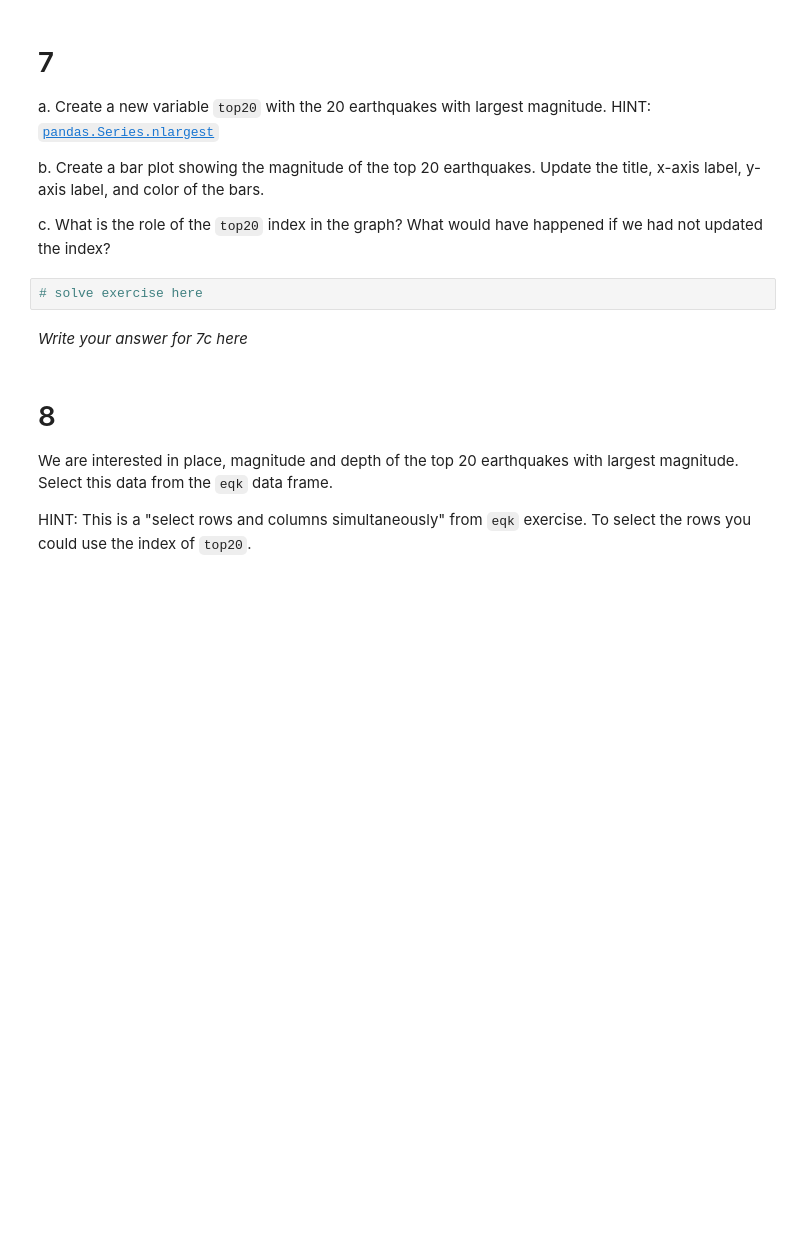
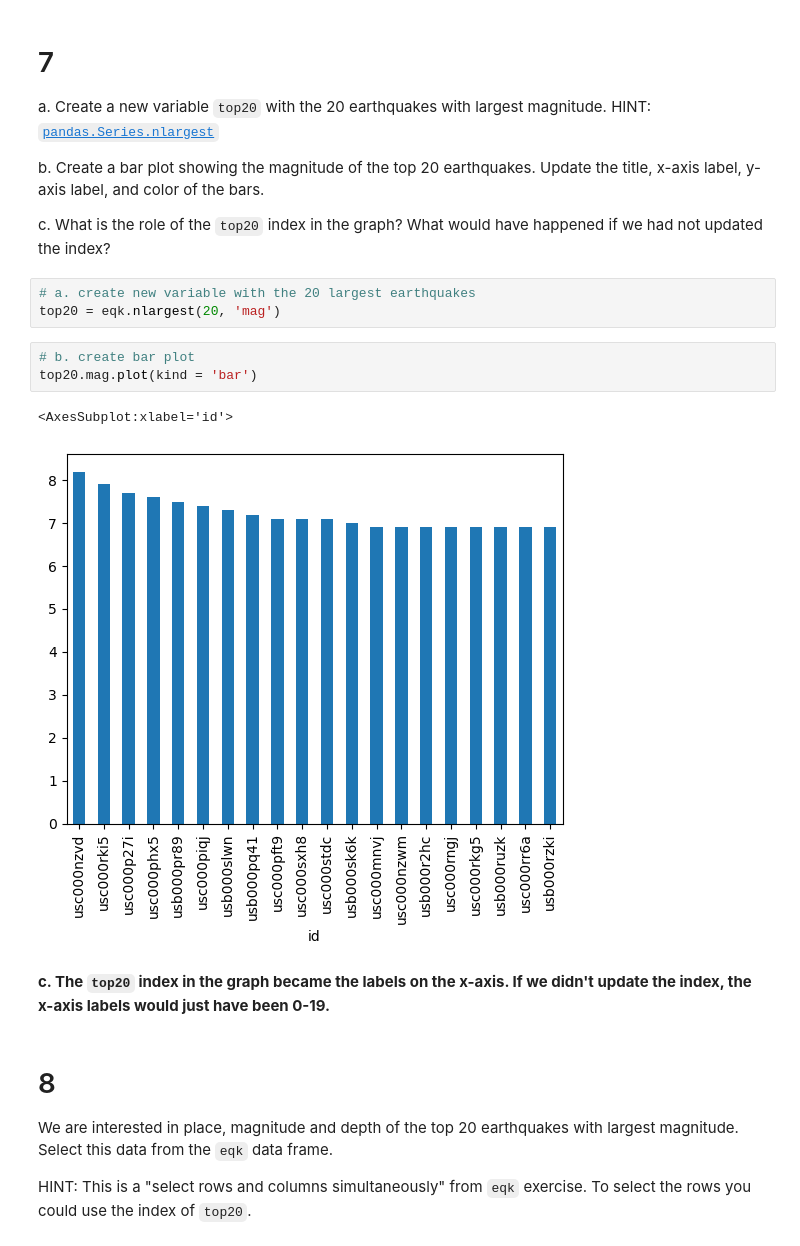
Before and after one commit to h-hahn/eds220-hwk-1, a Jupyter notebook: hwk1-task4.ipynb, the cells around one changed output. Cells and saved outputs as stored; diff of their text form; blank space fills up the shorter version.

```diff
--- a/hwk1-task4.ipynb
+++ b/hwk1-task4.ipynb
@@ -138,10 +142,17 @@ a. Create a new variable `top20` with the 20 earthquakes with largest magnitude.
 b. Create a bar plot showing the magnitude of the top 20 earthquakes. Update the title, x-axis label, y-axis label, and color of the bars.
 
 c. What is the role of the `top20` index in the graph? What would have happened if we had not updated the index?
-# %%
-# solve exercise here
-# %% [markdown]
-*Write your answer for 7c here*
+# %%
+# a. create new variable with the 20 largest earthquakes
+top20 = eqk.nlargest(20, 'mag')
+# %%
+# b. create bar plot
+top20.mag.plot(kind = 'bar')
+# %% [output]
+<AxesSubplot:xlabel='id'>
+[figure, added]
+# %% [markdown]
+**c. The `top20` index in the graph became the labels on the x-axis. If we didn't update the index, the x-axis labels would just have been 0-19.**
 # %% [markdown]
 # 8
 We are interested in place, magnitude and depth of the top 20 earthquakes with largest magnitude. Select this data from the `eqk` data frame.
```
Also changed, not shown: parts of 9 cells of this notebook.
